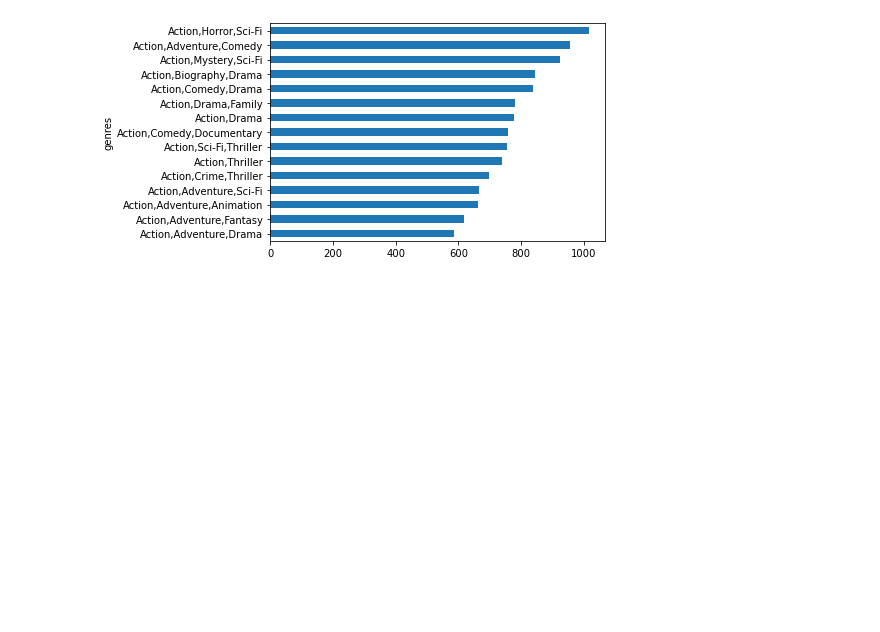
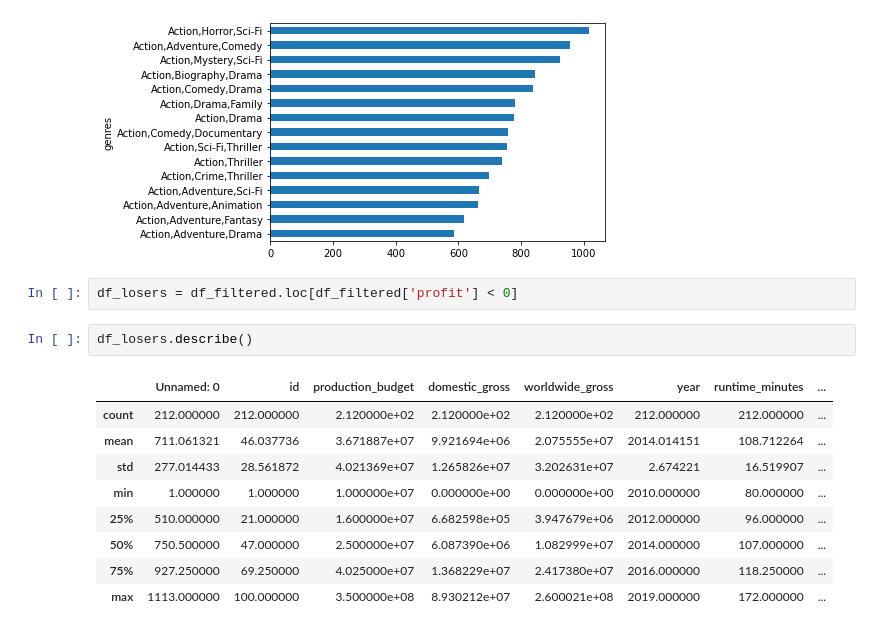
Before and after one commit to jnahra/dsc-phase-1-project, a Jupyter notebook: john with master data seat cleaned final.ipynb, the cells around one changed output. Drawn from its saved outputs; the diff is of its cells as text; blank space fills up the shorter version.

```diff
--- a/john with master data seat cleaned final.ipynb
+++ b/john with master data seat cleaned final.ipynb
@@ -370,3 +374,17 @@ dtype: float64
 df_top100_roi.groupby('genres')['ROI'].mean()[0:15].sort_values().plot(kind='barh');
 # %% [output]
 [figure]
+# %%
+df_losers = df_filtered.loc[df_filtered['profit'] < 0]
+# %%
+df_losers.describe()
+# %% [output]
+|  | Unnamed: 0 | id | production_budget | domestic_gross | worldwide_gross | year | runtime_minutes | ... |
+| count | 212.000000 | 212.000000 | 2.120000e+02 | 2.120000e+02 | 2.120000e+02 | 212.000000 | 212.000000 | ... |
+| mean | 711.061321 | 46.037736 | 3.671887e+07 | 9.921694e+06 | 2.075555e+07 | 2014.014151 | 108.712264 | ... |
+| std | 277.014433 | 28.561872 | 4.021369e+07 | 1.265826e+07 | 3.202631e+07 | 2.674221 | 16.519907 | ... |
+| min | 1.000000 | 1.000000 | 1.000000e+07 | 0.000000e+00 | 0.000000e+00 | 2010.000000 | 80.000000 | ... |
+| 25% | 510.000000 | 21.000000 | 1.600000e+07 | 6.682598e+05 | 3.947679e+06 | 2012.000000 | 96.000000 | ... |
+| 50% | 750.500000 | 47.000000 | 2.500000e+07 | 6.087390e+06 | 1.082999e+07 | 2014.000000 | 107.000000 | ... |
+| 75% | 927.250000 | 69.250000 | 4.025000e+07 | 1.368229e+07 | 2.417380e+07 | 2016.000000 | 118.250000 | ... |
+| max | 1113.000000 | 100.000000 | 3.500000e+08 | 8.930212e+07 | 2.600021e+08 | 2019.000000 | 172.000000 | ... |
```
Also changed, not shown: parts of 9 cells of this notebook.
